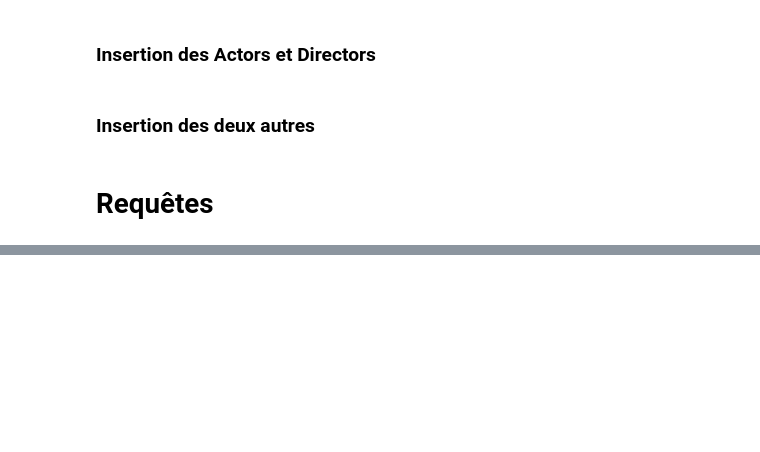
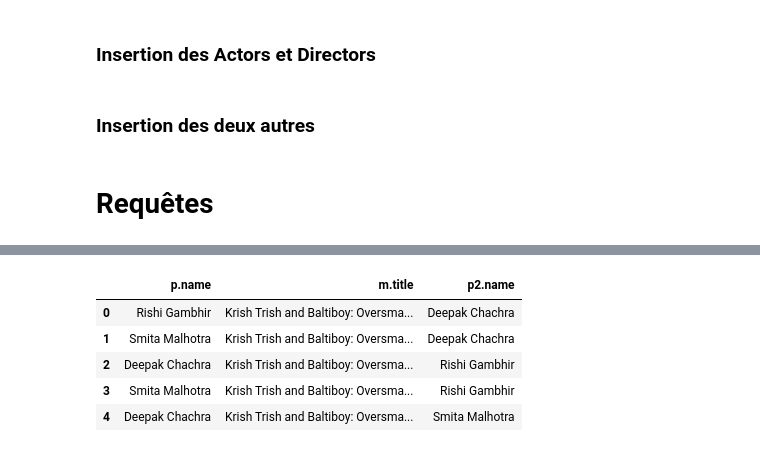
Before and after one commit to Alastrael/comparaison-neo-postgres-netflix, a Jupyter notebook: projet.ipynb, the cells around one changed output, grey strips where cells are left out. Cells and saved outputs as stored; diff of their text form; code cells hidden in the pictures; blank space fills up the shorter version.

```diff
--- a/projet.ipynb
+++ b/projet.ipynb
@@ -317,9 +317,3 @@ graph.run(request_movies_actors_witcher).to_data_frame()
 | 11 | Henry Cavill | The Witcher |
 | 12 | Björn Hlynur Haraldsson | The Witcher |
 | 13 | Royce Pierreson | The Witcher |
-# %%
-request_movies_actor = """
-MATCH (p:Person)-[rel:ACTED_IN]->(m:Movie)<-[:ACTED_IN]-(p2:Person)
-RETURN p.name, m.title, p2.name
-"""
-graph.run(request_movies_actor).to_data_frame()
@@ -1159,0 +1140,8 @@ cur.execute(sqlfile.read())
+# %%
+first_request = """
+MATCH (p:Person)-[:ACTED_IN]->(m:Movie)<-[:DIRECTED]-(p)
+RETURN p.name, m.title
+"""
+df_first = graph.run(first_request).to_data_frame()
+df_first.head()
+# Les films dont le directeur à joué dans le film
@@ -1159,0 +1155,16 @@ cur.execute(sqlfile.read())
+# %%
+second_request = """
+MATCH (p:Person)-[rel:ACTED_IN]->(m:Movie)<-[:ACTED_IN]-(p2:Person)
+RETURN p.name, m.title, p2.name
+"""
+df_second = graph.run(second_request).to_data_frame()
+df_second.head()
+# requete qui cherche les acteurs qui ont joué dans le même film, on aurait pu en faire une relation
+# du nom de work_with mais cela prenait trop de temps sur nos machines donc l'idée à été abandonnée
+# %% [output]
+|  | p.name | m.title | p2.name |
+| 0 | Rishi Gambhir | Krish Trish and Baltiboy: Oversma... | Deepak Chachra |
+| 1 | Smita Malhotra | Krish Trish and Baltiboy: Oversma... | Deepak Chachra |
+| 2 | Deepak Chachra | Krish Trish and Baltiboy: Oversma... | Rishi Gambhir |
+| 3 | Smita Malhotra | Krish Trish and Baltiboy: Oversma... | Rishi Gambhir |
+| 4 | Deepak Chachra | Krish Trish and Baltiboy: Oversma... | Smita Malhotra |
```
Also changed, not shown: parts of 16 cells of this notebook.
